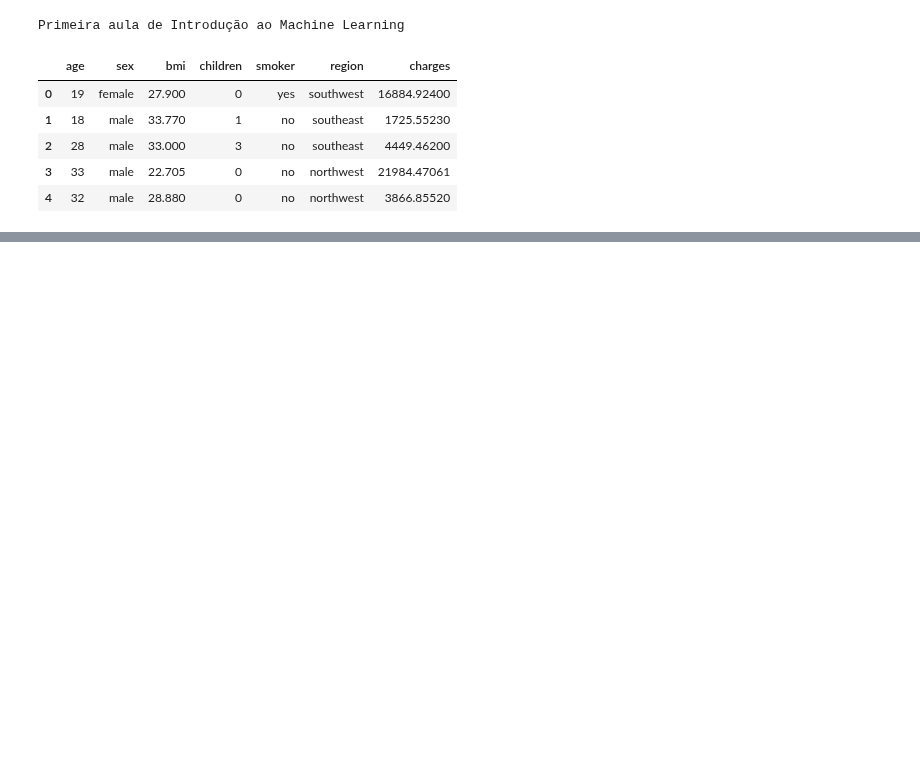
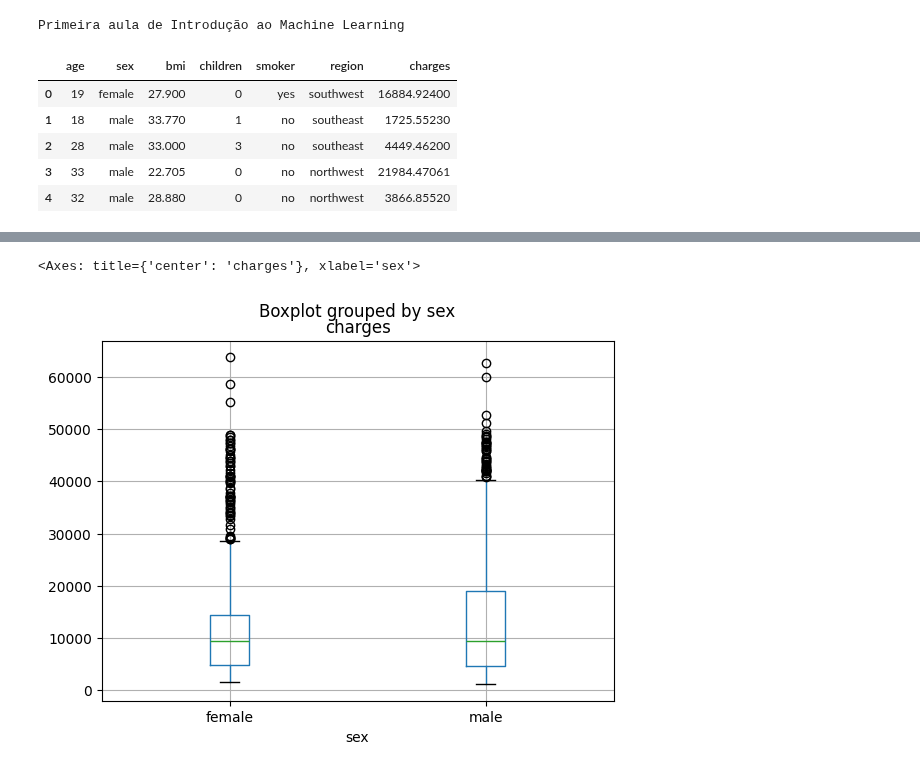
Before and after one commit to fabriciosantana/mcdia, a Jupyter notebook: 02-iml/examples/aula_01.ipynb, the cells around one changed output, grey strips where cells are left out. Saved outputs shown, nothing was run; the diff lists cells and outputs as text; code cells hidden in the pictures; blank space fills up the shorter version.

```diff
--- a/02-iml/examples/aula_01.ipynb
+++ b/02-iml/examples/aula_01.ipynb
@@ -17,0 +141,5 @@ df.head()
+# %%
+df.boxplot(column='charges', by='sex')
+# %% [output]
+<Axes: title={'center': 'charges'}, xlabel='sex'>
+[figure, added]
```
Also changed, not shown: parts of 13 cells of this notebook.
